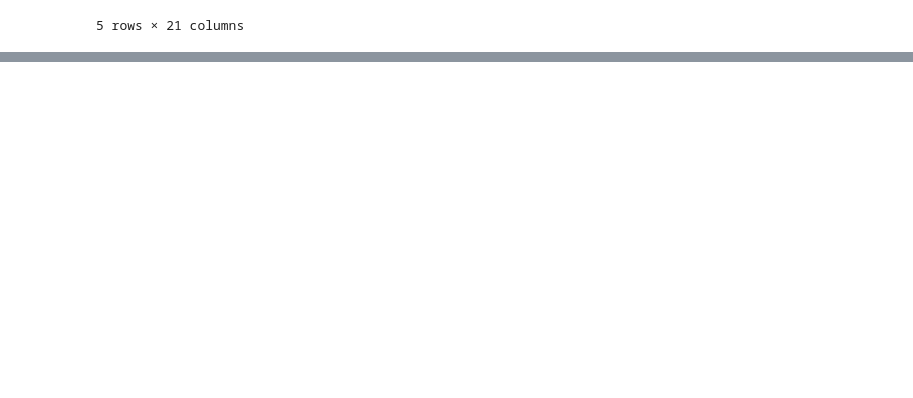
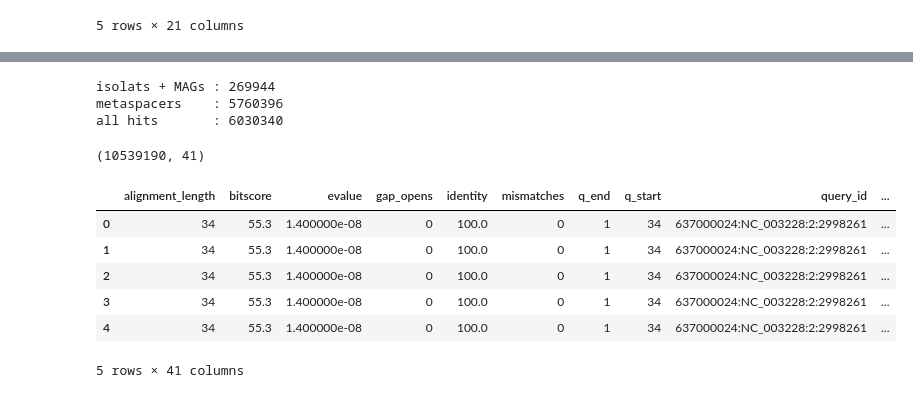
Before and after one commit to camillescott/viralnet, a Jupyter notebook: hypernet.ipynb, the cells around one changed output, grey strips where cells are left out. Drawn from its saved outputs; the diff is of its cells as text; code cells hidden in the pictures; blank space fills up the shorter version.

```diff
--- a/hypernet.ipynb
+++ b/hypernet.ipynb
@@ -58,6 +80,38 @@ df.head()
+# %%
+isomags['source'] = 'isomag'
+metaspacers['source'] = 'metagenome'
+
+allspacers = isomags.append(metaspacers)
+print( 'isolats + MAGs :', isomags.shape[0] )
+print( 'metaspacers    :', metaspacers.shape[0] )
+print( 'all hits       :', allspacers.shape[0] )
+# %% [output]
+isolats + MAGs : 269944
+metaspacers    : 5760396
+all hits       : 6030340
 # %%
 v2h_taxonomy = pandas.read_csv( 'data/predicted_hosts.tsv', sep='\t' )
 
-df['host_img_oid'] = [ int(i.split(':')[0]) for i in df['CRISPR_array'] ]
+# merge viral clusters
+clusters = metadata[ ['UViG', 'VIRAL_CLUSTERS'] ]
+clusters.columns = [ 'subject_id', 'vcluster' ]
+allspacers = allspacers.merge( clusters, on='subject_id' )
 
-df = df.merge( v2h_taxonomy, left_on='host_img_oid', right_on='Host_Taxon_ID' )
+# merge CRISPR array
+allspacers['CRISPR_array'] = [ ':'.join(name.split(':')[:2]) for name in allspacers.query_id ]
+
+allspacers['host_img_oid'] = [ int(i.split(':')[0]) for i in allspacers['CRISPR_array'] ]
+
+allspacers = allspacers.merge( v2h_taxonomy, left_on='host_img_oid', right_on='Host_Taxon_ID' )
+
+print(allspacers.shape)
+allspacers.head()
+# %% [output]
+(10539190, 41)
+|  | alignment_length | bitscore | evalue | gap_opens | identity | mismatches | q_end | q_start | query_id | ... |
+| 0 | 34 | 55.3 | 1.400000e-08 | 0 | 100.0 | 0 | 1 | 34 | 637000024:NC_003228:2:2998261 | ... |
+| 1 | 34 | 55.3 | 1.400000e-08 | 0 | 100.0 | 0 | 1 | 34 | 637000024:NC_003228:2:2998261 | ... |
+| 2 | 34 | 55.3 | 1.400000e-08 | 0 | 100.0 | 0 | 1 | 34 | 637000024:NC_003228:2:2998261 | ... |
+| 3 | 34 | 55.3 | 1.400000e-08 | 0 | 100.0 | 0 | 1 | 34 | 637000024:NC_003228:2:2998261 | ... |
+| 4 | 34 | 55.3 | 1.400000e-08 | 0 | 100.0 | 0 | 1 | 34 | 637000024:NC_003228:2:2998261 | ... |
+5 rows × 41 columns
```
Also changed, not shown: parts of 11 cells of this notebook.
